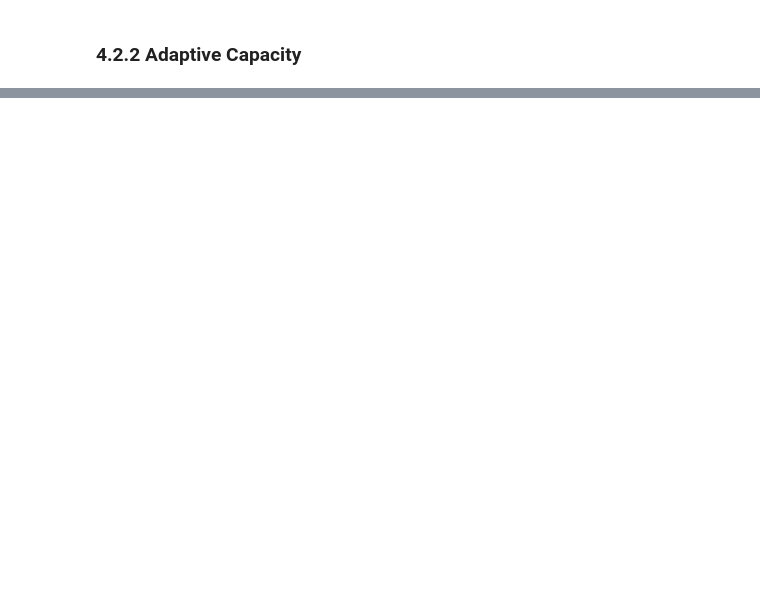
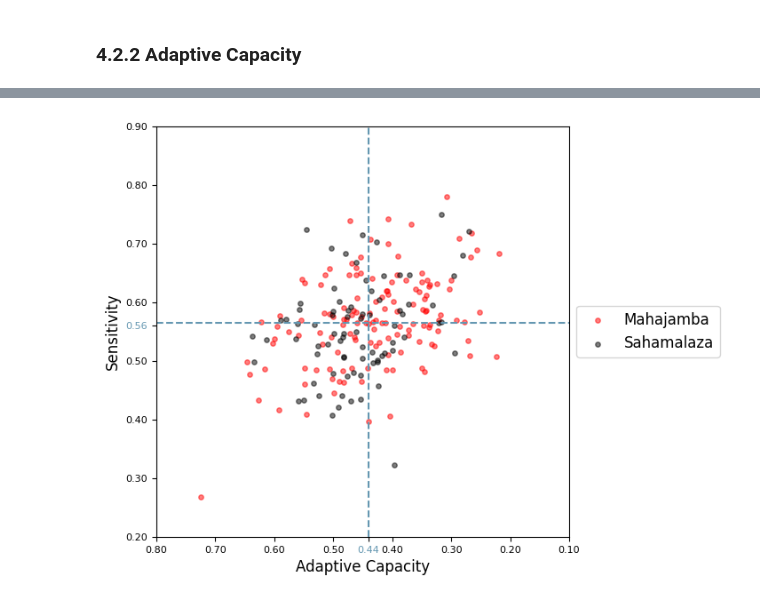
Before and after one commit to percyyvon-r/ccva, a Jupyter notebook: notebook/ccva_ypinb.ipynb, the cells around one changed output, grey strips where cells are left out. Saved outputs shown, nothing was run; the diff lists cells and outputs as text; code cells hidden in the pictures; blank space fills up the shorter version.

```diff
--- a/notebook/ccva_ypinb.ipynb
+++ b/notebook/ccva_ypinb.ipynb
@@ -1597,7 +1767,7 @@ for g, cols in groups.items():
 # %%
 # Domain weights
 # Create dictionary: dom_ID -> d_weight
-domain_weight_dict = dict(zip(ahp_expert_indicator["dom_ID"], ahp_expert_indicator["d_weight_norm"]))
+domain_weight_dict = dict(zip(ahp_expert["id"], ahp_expert_bis["i_weight_norm"]))
 
 # List of indicators
 domains = [
@@ -1607,22 +1777,19 @@ domains = [
 
 # Add new columns with values from df2
 for dom in domains:
-    ccva_hh[dom + "_w"] = domain_weight_dict.get(dom)
+    ccva_hh_VI[dom + "_w"] = domain_weight_dict.get(dom)
 
 # Create weighted domain columns
 for dom in domains:
-    ccva_hh[dom + "_weighted"] = ccva_hh[dom + "_sum"] * ccva_hh[dom + "_w"]
+    ccva_hh_VI[dom + "_weighted"] = ccva_hh_VI[dom + "_sum"] * ccva_hh_VI[dom + "_w"]
 # %%
 # Dimension sum
 # Sum A domains (Sensitivity)
-ccva_hh["a_sum"] = ccva_hh[
+ccva_hh_VI["a_sum"] = ccva_hh_VI[
 ["a.1_weighted", "a.2_weighted", "a.3_weighted", "a.4_weighted"]
 ].sum(axis=1)
 
 # Sum B domains (Adaptive Capacity)
-ccva_hh["b_sum"] = ccva_hh[
+ccva_hh_VI["b_sum"] = ccva_hh_VI[
 ["b.1_weighted", "b.2_weighted", "b.3_weighted", "b.4_weighted", "b.5_weighted"]
 ].sum(axis=1)
-
-# Save the updated DataFrame to a new CSV file
-ccva_hh.to_csv("C:/Users/percy/Documents/studies/visual_studio_code/ccva/data/mdg_hh_weighted.csv", index=False)
@@ -1676,0 +1796,6 @@ ahp_expert_indicator["i_weighted"] = ahp_expert_indicator["d_weight"] * ahp_expe
+# %%
+# Vulnerability index = Adaptive capacity - Sensitivity
+ccva_hh_VI["vi"] = ccva_hh_VI["a_sum"] - ccva_hh_VI["b_sum"]
+
+# Create vi_class based on vi
+ccva_hh_VI['vi_class'] = ccva_hh_VI['vi'].apply(lambda x: 'Vulnerable' if x > 0 else 'Resilient')
@@ -1676,0 +2030,72 @@ ahp_expert_indicator["i_weighted"] = ahp_expert_indicator["d_weight"] * ahp_expe
+# %%
+import matplotlib.pyplot as plt
+
+# Separate sites
+mahajamba = ccva_hh_VI[ccva_hh_VI["Site"] == "Mahajamba"]
+sahamalaza = ccva_hh_VI[ccva_hh_VI["Site"] == "Sahamalaza"]
+
+plt.figure(figsize=(6,6))
+
+# line color
+line_color = "#6497b1"
+
+# quadrant lines
+plt.axvline(x=x_thresh, linestyle="--", color=line_color)
+plt.axhline(y=y_thresh, linestyle="--", color=line_color)
+
+# Round thresholds
+x_thresh_r = round(x_thresh, 2)
+y_thresh_r = round(y_thresh, 2)
+
+# Scatter plots
+plt.scatter(mahajamba["b_sum"], mahajamba["a_sum"],
+            color="red", s=15, alpha=0.5, label="Mahajamba")
+
+plt.scatter(sahamalaza["b_sum"], sahamalaza["a_sum"],
+            color="black", s=15, alpha=0.5, label="Sahamalaza")
+
+# labels with smaller font size
+plt.xlabel("Adaptive Capacity", fontsize=12)
+plt.ylabel("Sensitivity", fontsize=12)
+
+# reverse x-axis
+plt.gca().invert_xaxis()
+
+ax = plt.gca()
+
+# add threshold ticks
+xticks = list(ax.get_xticks()) + [x_thresh_r]
+yticks = list(ax.get_yticks()) + [y_thresh_r]
+
+ax.set_xticks(xticks)
+ax.set_yticks(yticks)
+
+# format ticks with 2 decimals
+ax.set_xticklabels([f"{x:.2f}" for x in xticks])
+ax.set_yticklabels([f"{y:.2f}" for y in yticks])
+
+# reduce tick label size
+ax.tick_params(axis='x', labelsize=8)
+ax.tick_params(axis='y', labelsize=8)
+
+# color threshold labels same as lines
+for label in ax.get_xticklabels():
+    if label.get_text() == f"{x_thresh_r:.2f}":
+        label.set_color(line_color)
+
+for label in ax.get_yticklabels():
+    if label.get_text() == f"{y_thresh_r:.2f}":
+        label.set_color(line_color)
+
+# Legend outside
+plt.legend(fontsize=12, loc='center left', bbox_to_anchor=(1, 0.5))
+
+plt.savefig(
+    "C:/Users/percy/Documents/studies/visual_studio_code/ccva/output/vulnerability_index_quadrant.png",
+    dpi=300,
+    bbox_inches="tight"
+)
+
+plt.show()
+# %% [output]
+[figure, added]
```
Also changed, not shown: parts of 68 cells of this notebook, 1 other file.
